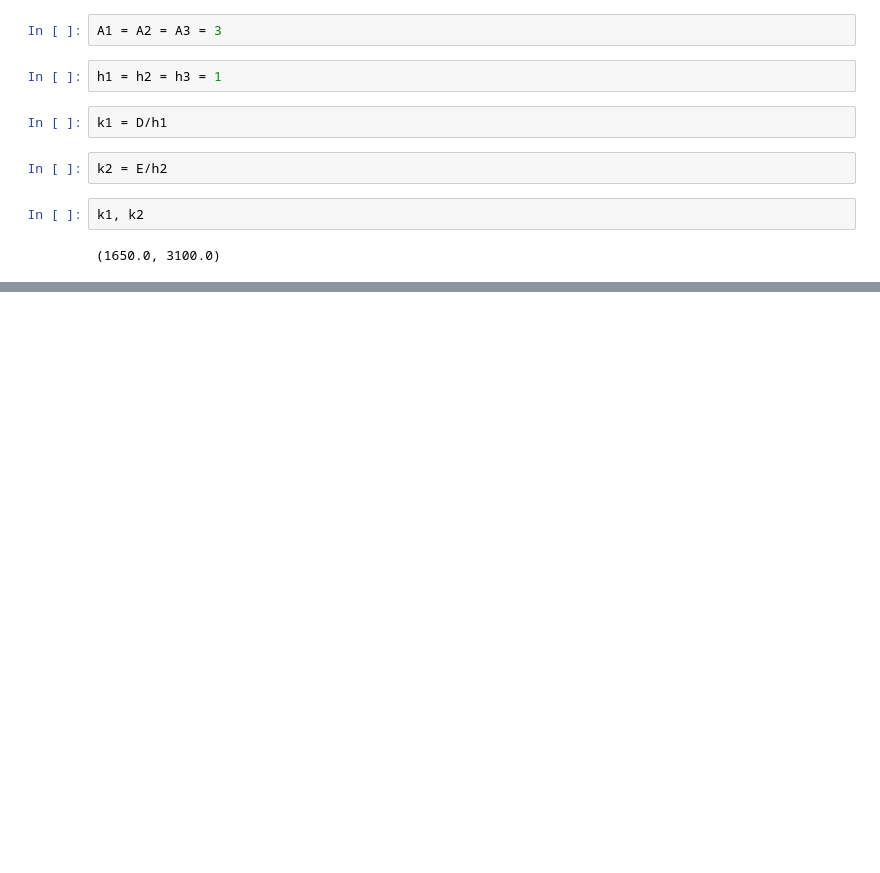
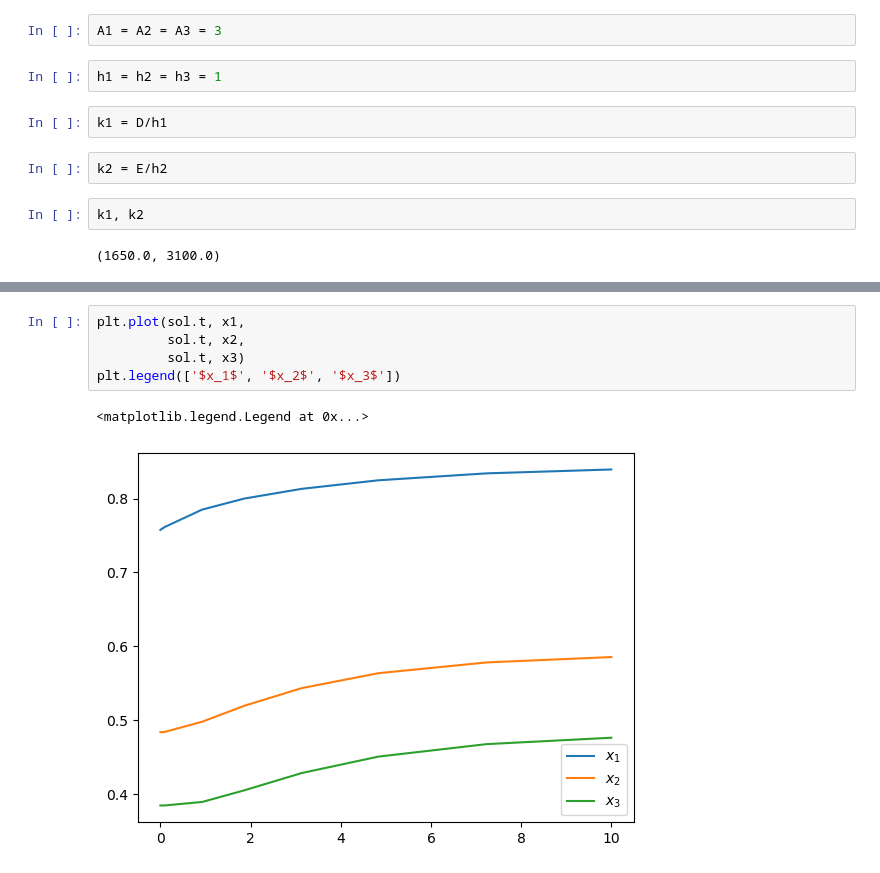
Before and after one commit to williebonavente/CodeTest, a Jupyter notebook: sympy/algebra/notebook9.ipynb, the cells around one changed output, grey strips where cells are left out. Drawn from its saved outputs; the diff is of its cells as text; blank space fills up the shorter version.

```diff
--- a/sympy/algebra/notebook9.ipynb
+++ b/sympy/algebra/notebook9.ipynb
@@ -81,0 +193,8 @@ k1, k2
+# %%
+plt.plot(sol.t, x1,
+         sol.t, x2,
+         sol.t, x3)
+plt.legend(['$x_1$', '$x_2$', '$x_3$'])
+# %% [output]
+<matplotlib.legend.Legend at 0x...>
+[figure, added]
```
Also changed, not shown: parts of 14 cells of this notebook.
